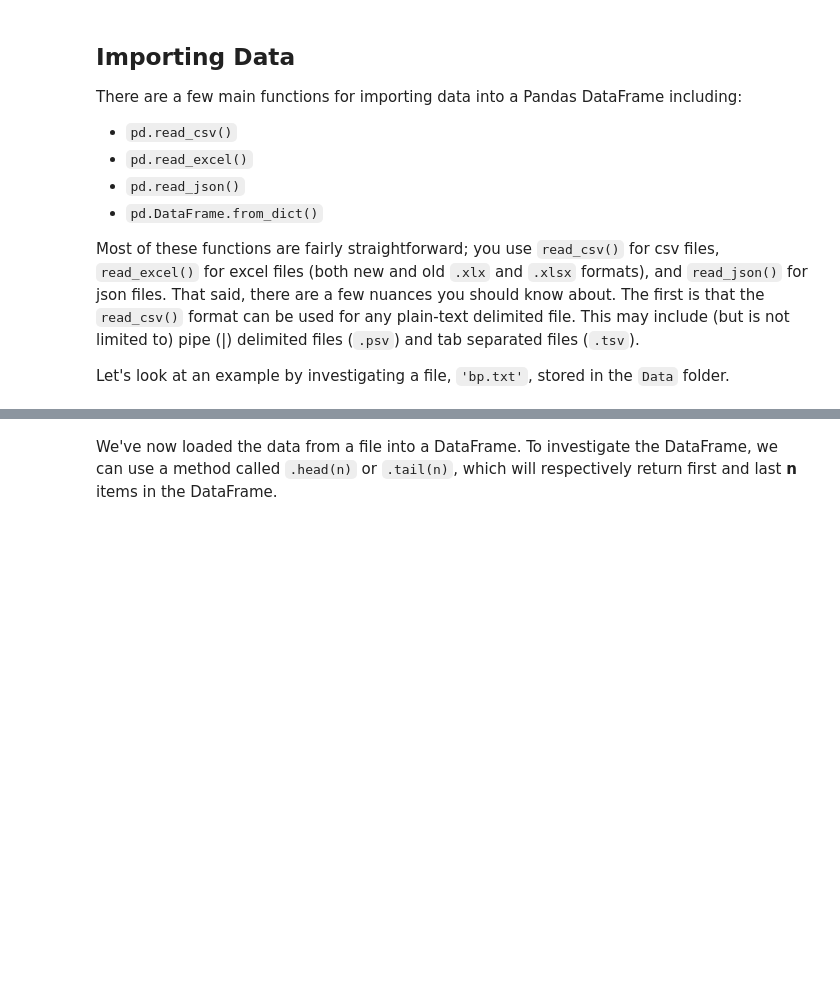
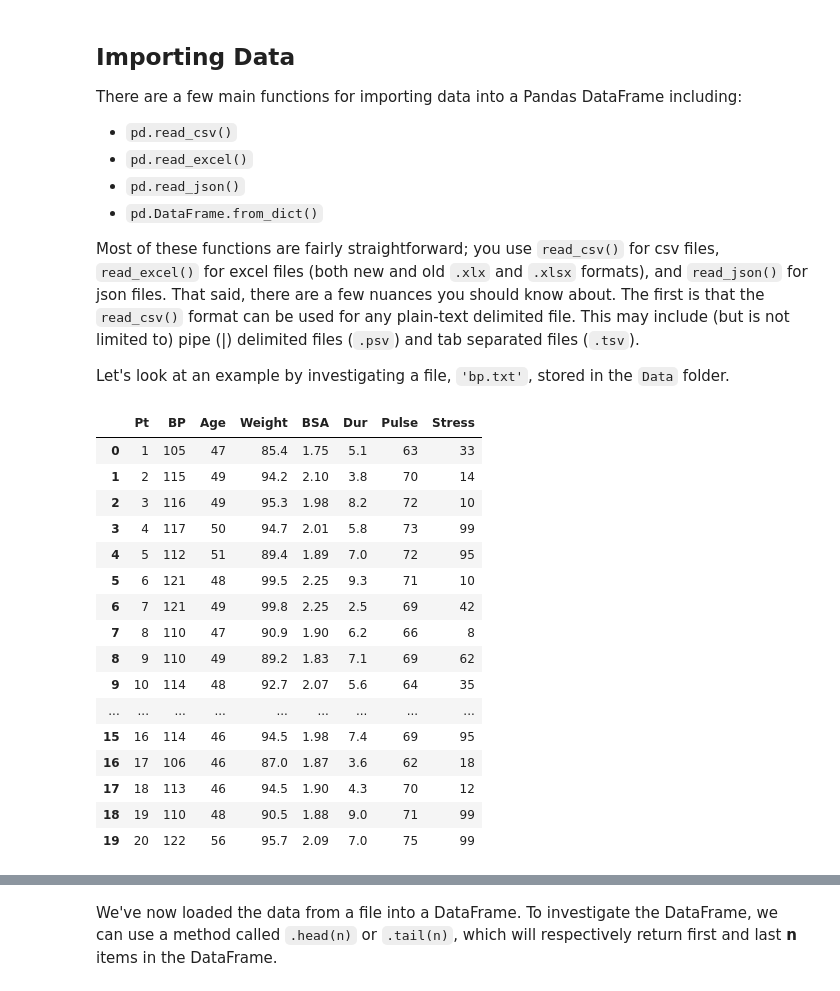
Before and after one commit to mish-mureh/dsc-importing-data-using-pandas, a Jupyter notebook: index.ipynb, the cells around one changed output, grey strips where cells are left out. Cells and saved outputs as stored; diff of their text form; code cells hidden in the pictures; blank space fills up the shorter version.

```diff
--- a/index.ipynb
+++ b/index.ipynb
@@ -32,3 +32,26 @@ There are a few main functions for importing data into a Pandas DataFrame includ
 Most of these functions are fairly straightforward; you use `read_csv()` for csv files, `read_excel()` for excel files (both new and old `.xlx` and `.xlsx` formats), and `read_json()` for json files. That said, there are a few nuances you should know about. The first is that the `read_csv()` format can be used for any plain-text delimited file. This may include (but is not limited to) pipe (|) delimited files (`.psv`) and tab separated files (`.tsv`).
 
 Let's look at an example by investigating a file, `'bp.txt'`, stored in the `Data` folder.
+# %%
+# load a text file.txt from the Data folder and the filenameis bp.txt
+# file path = Data/bp.txt
+df = pd.read_csv('Data/bp.txt', delimiter= '\t')
+df
+# %% [output]
+|  | Pt | BP | Age | Weight | BSA | Dur | Pulse | Stress |
+| 0 | 1 | 105 | 47 | 85.4 | 1.75 | 5.1 | 63 | 33 |
+| 1 | 2 | 115 | 49 | 94.2 | 2.10 | 3.8 | 70 | 14 |
+| 2 | 3 | 116 | 49 | 95.3 | 1.98 | 8.2 | 72 | 10 |
+| 3 | 4 | 117 | 50 | 94.7 | 2.01 | 5.8 | 73 | 99 |
+| 4 | 5 | 112 | 51 | 89.4 | 1.89 | 7.0 | 72 | 95 |
+| 5 | 6 | 121 | 48 | 99.5 | 2.25 | 9.3 | 71 | 10 |
+| 6 | 7 | 121 | 49 | 99.8 | 2.25 | 2.5 | 69 | 42 |
+| 7 | 8 | 110 | 47 | 90.9 | 1.90 | 6.2 | 66 | 8 |
+| 8 | 9 | 110 | 49 | 89.2 | 1.83 | 7.1 | 69 | 62 |
+| 9 | 10 | 114 | 48 | 92.7 | 2.07 | 5.6 | 64 | 35 |
+| ... | ... | ... | ... | ... | ... | ... | ... | ... |
+| 15 | 16 | 114 | 46 | 94.5 | 1.98 | 7.4 | 69 | 95 |
+| 16 | 17 | 106 | 46 | 87.0 | 1.87 | 3.6 | 62 | 18 |
+| 17 | 18 | 113 | 46 | 94.5 | 1.90 | 4.3 | 70 | 12 |
+| 18 | 19 | 110 | 48 | 90.5 | 1.88 | 9.0 | 71 | 99 |
+| 19 | 20 | 122 | 56 | 95.7 | 2.09 | 7.0 | 75 | 99 |
```
Also changed, not shown: parts of 23 cells of this notebook.
